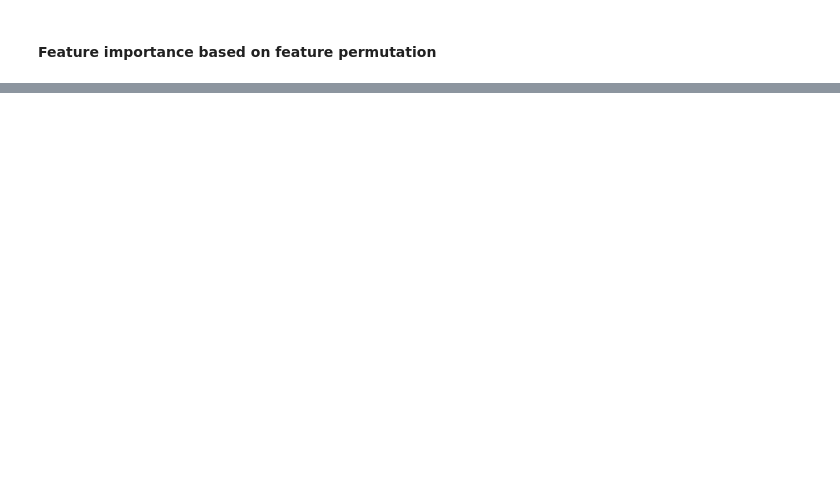
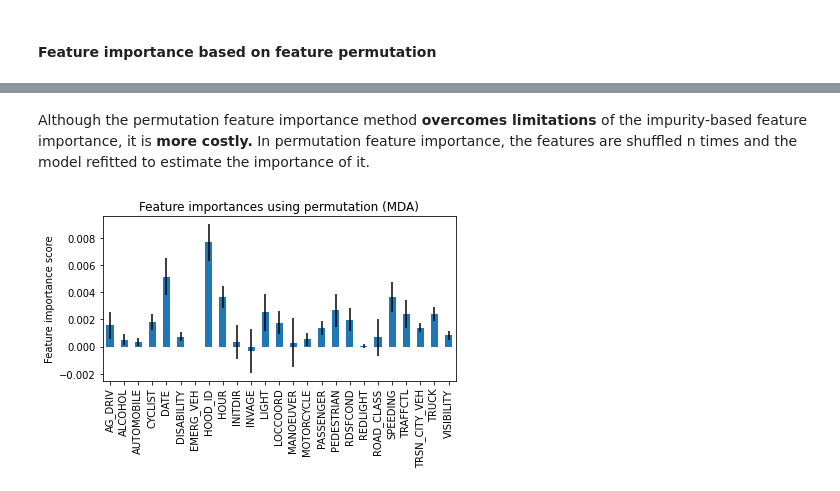
Before and after one commit to ElviraKonovalov/road-collisions, a Jupyter notebook: project_data_model.ipynb, the cells around one changed output, grey strips where cells are left out. Drawn from its saved outputs; the diff is of its cells as text; code cells hidden in the pictures; blank space fills up the shorter version.

```diff
--- a/project_data_model.ipynb
+++ b/project_data_model.ipynb
@@ -278,2 +340,9 @@ The most influential features in the dataset are calculated using two methods MD
 # %% [markdown]
 ####  Feature importance based on feature permutation
+# %%
+start_time = time.time()
+result = permutation_importance(forest.best_estimator_, X_test, y_test, n_repeats=10, random_state=42, n_jobs=2)
+elapsed_time = time.time() - start_time
+print(f"Elapsed time to compute the importances: {elapsed_time:.3f} seconds")
+
+forest_importances = pd.Series(result.importances_mean, index=feature_names)
@@ -279,0 +351,11 @@ The most influential features in the dataset are calculated using two methods MD
+# %% [markdown]
+Although the permutation feature importance method **overcomes limitations** of the impurity-based feature importance, it is **more costly.** In permutation feature importance, the features are shuffled n times and the model refitted to estimate the importance of it.
+# %%
+fig, ax = plt.subplots()
+forest_importances.plot.bar(yerr=result.importances_std, ax=ax)
+ax.set_title("Feature importances using permutation (MDA)")
+ax.set_ylabel("Feature importance score")
+fig.tight_layout()
+plt.show()
+# %% [output]
+[figure, added]
```
Also changed, not shown: parts of 70 cells of this notebook.
